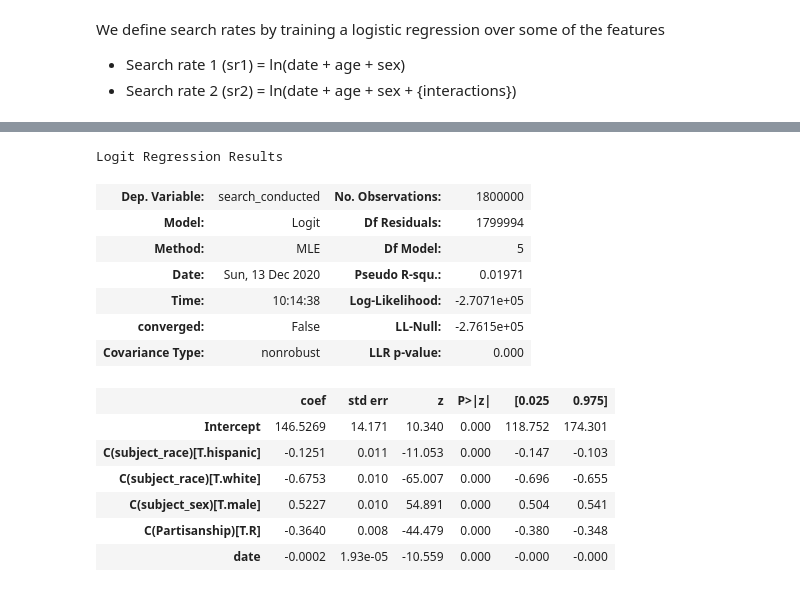
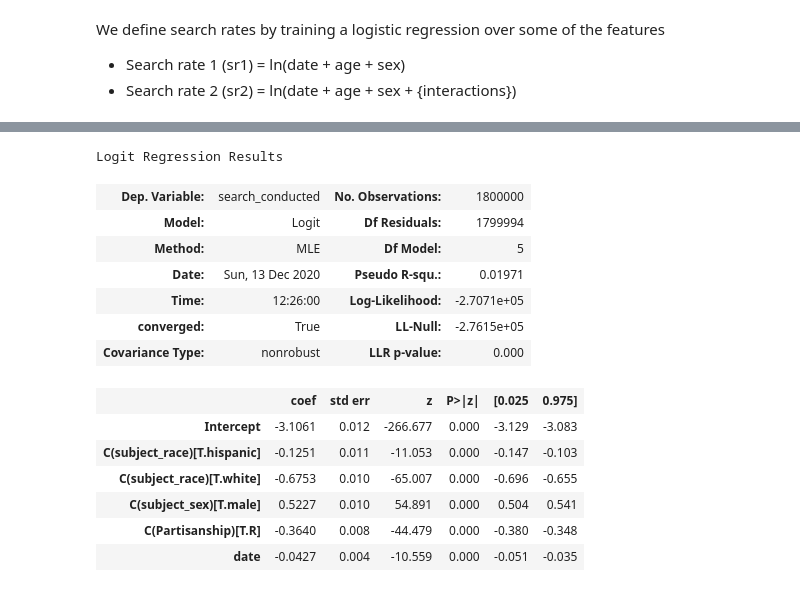
Before and after one commit to epfl-ada/ada-2020-project-milestone-p3-p3_fraises-tagada, a Jupyter notebook: Nino.ipynb, the cells around one changed output, grey strips where cells are left out. Cells and saved outputs as stored; diff of their text form; code cells hidden in the pictures.

```diff
--- a/Nino.ipynb
+++ b/Nino.ipynb
@@ -39,5 +62,7 @@ df.search_conducted =  df.search_conducted.astype(int)
 # %%
-# Logistic regression
-sr1 = smf.logit(formula = 'search_conducted ~ date + C(subject_race) + C(subject_sex) + C(Partisanship)', data = df).fit()
+df = pd.read_csv('data.csv')
+
+formula1 = 'search_conducted ~ date + C(subject_race) + C(subject_sex) + C(Partisanship)'
+search_rates1, sr1 = compute_search_rates(df, formula1)
 sr1.summary()
 # %% [output]
@@ -47,16 +72,16 @@ Warning: Maximum number of iterations has been exceeded.
 Logit Regression Results
 | Dep. Variable: | search_conducted | No. Observations: | 1800000 |
 | Model: | Logit | Df Residuals: | 1799994 |
 | Method: | MLE | Df Model: | 5 |
 | Date: | Sun, 13 Dec 2020 | Pseudo R-squ.: | 0.01971 |
-| Time: | 10:14:38 | Log-Likelihood: | -2.7071e+05 |
-| converged: | False | LL-Null: | -2.7615e+05 |
+| Time: | 12:26:00 | Log-Likelihood: | -2.7071e+05 |
+| converged: | True | LL-Null: | -2.7615e+05 |
 | Covariance Type: | nonrobust | LLR p-value: | 0.000 |
 |  | coef | std err | z | P>|z| | [0.025 | 0.975] |
-| Intercept | 146.5269 | 14.171 | 10.340 | 0.000 | 118.752 | 174.301 |
+| Intercept | -3.1061 | 0.012 | -266.677 | 0.000 | -3.129 | -3.083 |
 | C(subject_race)[T.hispanic] | -0.1251 | 0.011 | -11.053 | 0.000 | -0.147 | -0.103 |
 | C(subject_race)[T.white] | -0.6753 | 0.010 | -65.007 | 0.000 | -0.696 | -0.655 |
 | C(subject_sex)[T.male] | 0.5227 | 0.010 | 54.891 | 0.000 | 0.504 | 0.541 |
 | C(Partisanship)[T.R] | -0.3640 | 0.008 | -44.479 | 0.000 | -0.380 | -0.348 |
-| date | -0.0002 | 1.93e-05 | -10.559 | 0.000 | -0.000 | -0.000 |
+| date | -0.0427 | 0.004 | -10.559 | 0.000 | -0.051 | -0.035 |
 # %%
```
Also changed, not shown: parts of 11 cells of this notebook, 1 other file.
